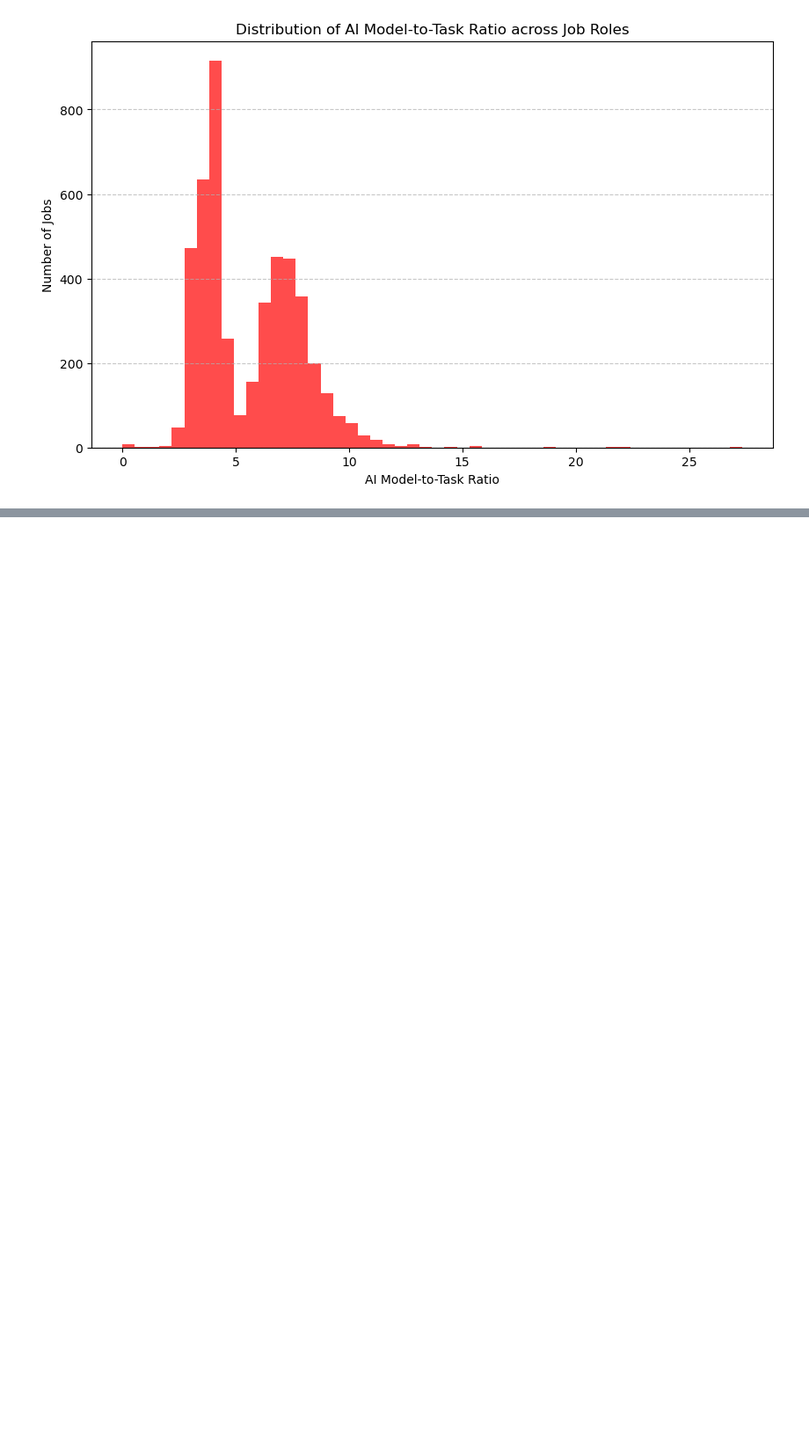
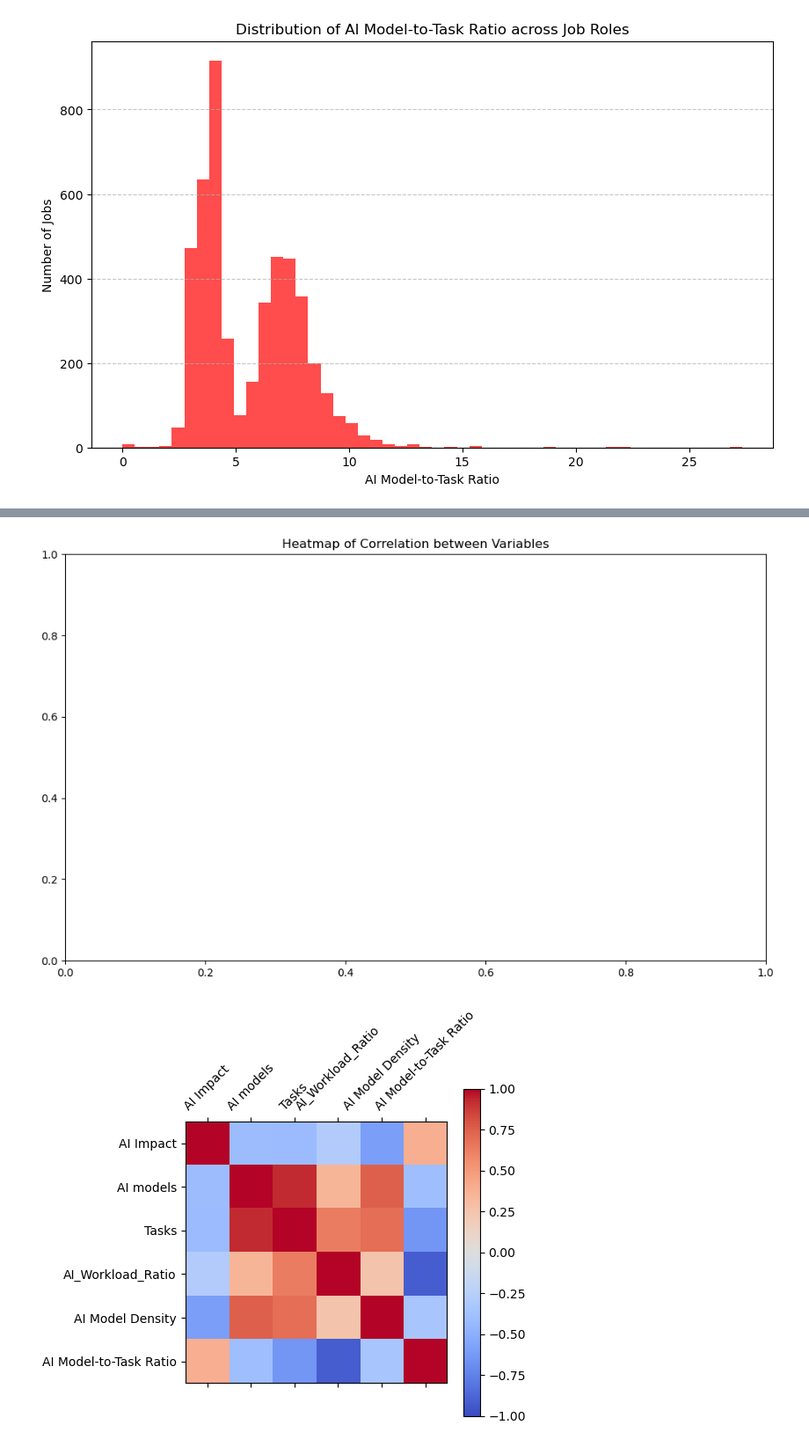
Before and after one commit to raj-rajat/From-Data-Entry-to-CEO-The-AI-Job-Threat-Index, a Jupyter notebook: from-data-entry-to-ceo-the-ai-job-threat-index.ipynb, the cells around one changed output, grey strips where cells are left out. Shown at 88% size. Cells and saved outputs as stored; diff of their text form; code cells hidden in the pictures; blank space fills up the shorter version.

```diff
--- a/from-data-entry-to-ceo-the-ai-job-threat-index.ipynb
+++ b/from-data-entry-to-ceo-the-ai-job-threat-index.ipynb
@@ -559,0 +627,19 @@ plt.show()
+# %%
+import matplotlib.pyplot as plt
+import numpy as np
+
+# Calculate the correlation matrix
+correlation_matrix = data_df[['AI Impact', 'AI models', 'Tasks', 'AI_Workload_Ratio', 'AI Model Density', 'AI Model-to-Task Ratio']].corr()
+
+# Plotting the heatmap
+plt.figure(figsize=(12, 7))
+plt.title('Heatmap of Correlation between Variables')
+cax = plt.matshow(correlation_matrix, cmap='coolwarm', vmin=-1, vmax=1)
+plt.colorbar(cax)
+plt.xticks(np.arange(len(correlation_matrix.columns)), correlation_matrix.columns, rotation=45)
+plt.yticks(np.arange(len(correlation_matrix.columns)), correlation_matrix.columns)
+plt.tight_layout()
+plt.show()
+# %% [output]
+[figure, added]
+[figure, added]
```
Also changed, not shown: parts of 16 cells of this notebook.
